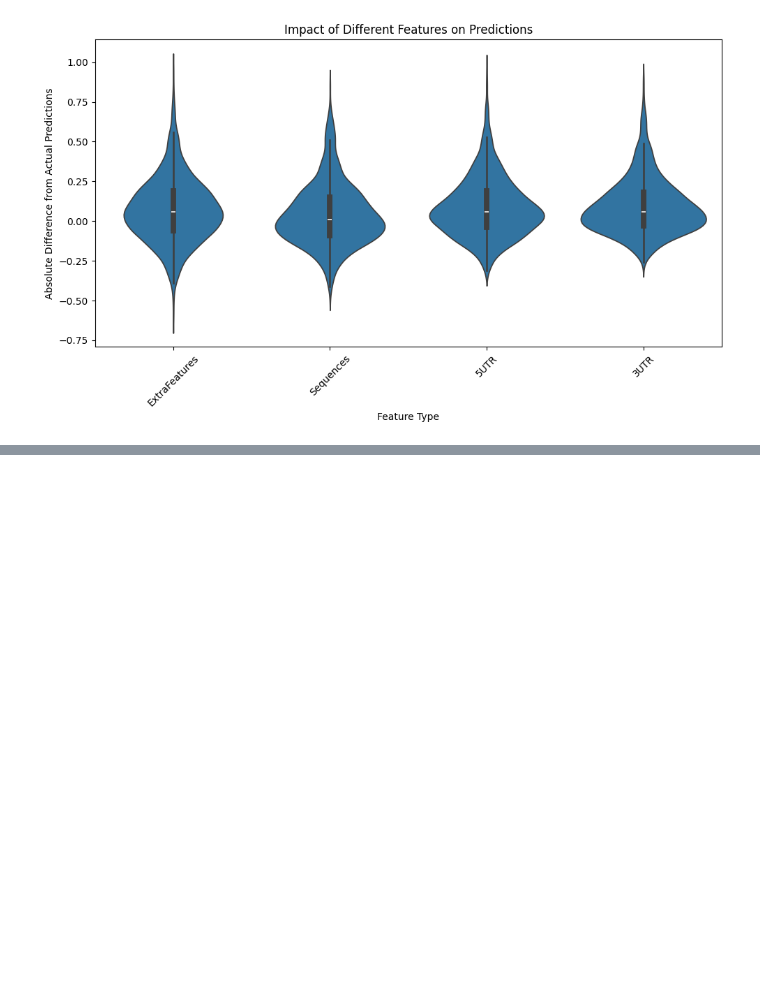
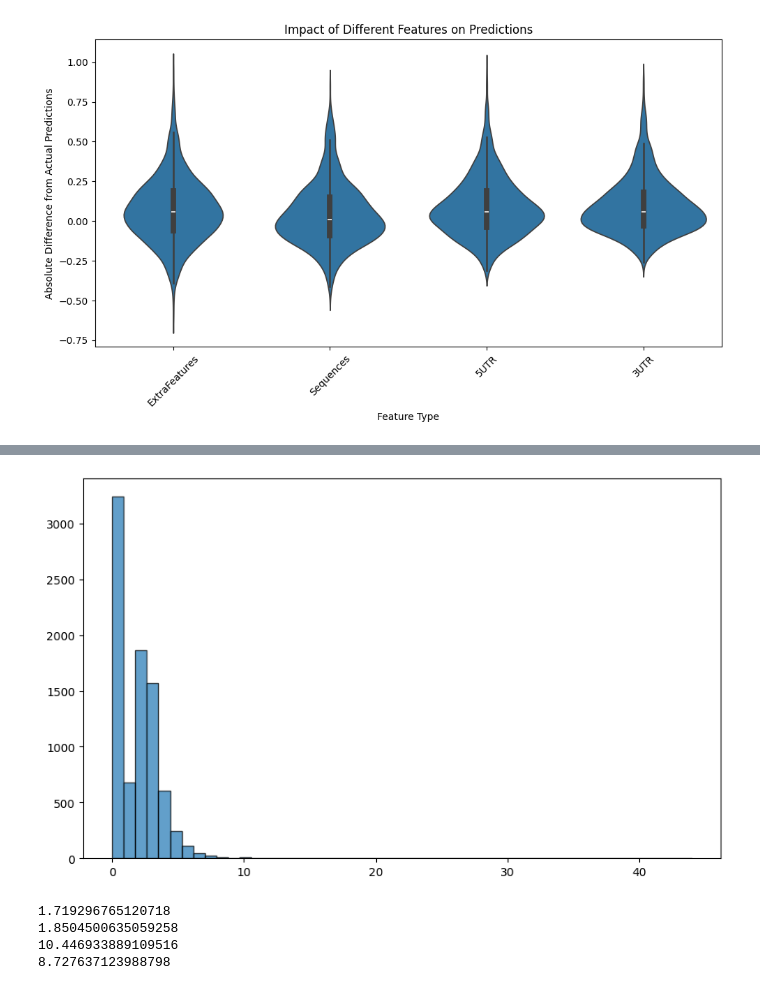
Before and after one commit to ManchesterBioinference/mRNA_LLM, a Jupyter notebook: notebooks/explorativeJupyterNotebooks/sanityCheck_visualize.ipynb, the cells around one changed output, grey strips where cells are left out. Cells and saved outputs as stored; diff of their text form; code cells hidden in the pictures; blank space fills up the shorter version.

```diff
--- a/notebooks/explorativeJupyterNotebooks/sanityCheck_visualize.ipynb
+++ b/notebooks/explorativeJupyterNotebooks/sanityCheck_visualize.ipynb
@@ -242,0 +534,5 @@ plt.show()
+# %%
+importance = pickle.load(open('output/importance/shap.pkl', 'rb'))
+for imp in importance:
+    imp.scores *= len(imp.scores) # this makes the scores comparable between samples of different lengths
+abs_values = [float(abs(min(sample.scores))) for sample in importance] + [float(abs(max(sample.scores))) for sample in importance]
@@ -242,0 +562,23 @@ plt.show()
+# %%
+from scipy.stats import gaussian_kde
+
+import matplotlib.pyplot as plt
+
+# Create combination histogram and density plot
+plt.figure(figsize=(10, 6))
+
+# Create histogram with density curve
+plt.hist(abs_values, bins=50, alpha=0.7, edgecolor='black')
+plt.show()
+# %% [output]
+[figure, added]
+# %%
+print(np.std(abs_values))
+print(np.mean(abs_values))
+print(np.mean(abs_values) + 5 * np.std(abs_values))
+print(np.mean(abs_values) + 4 * np.std(abs_values))
+# %% [output]
+1.719296765120718
+1.8504500635059258
+10.446933889109516
+8.727637123988798
```
Also changed, not shown: parts of 20 cells of this notebook, 12 other files.
